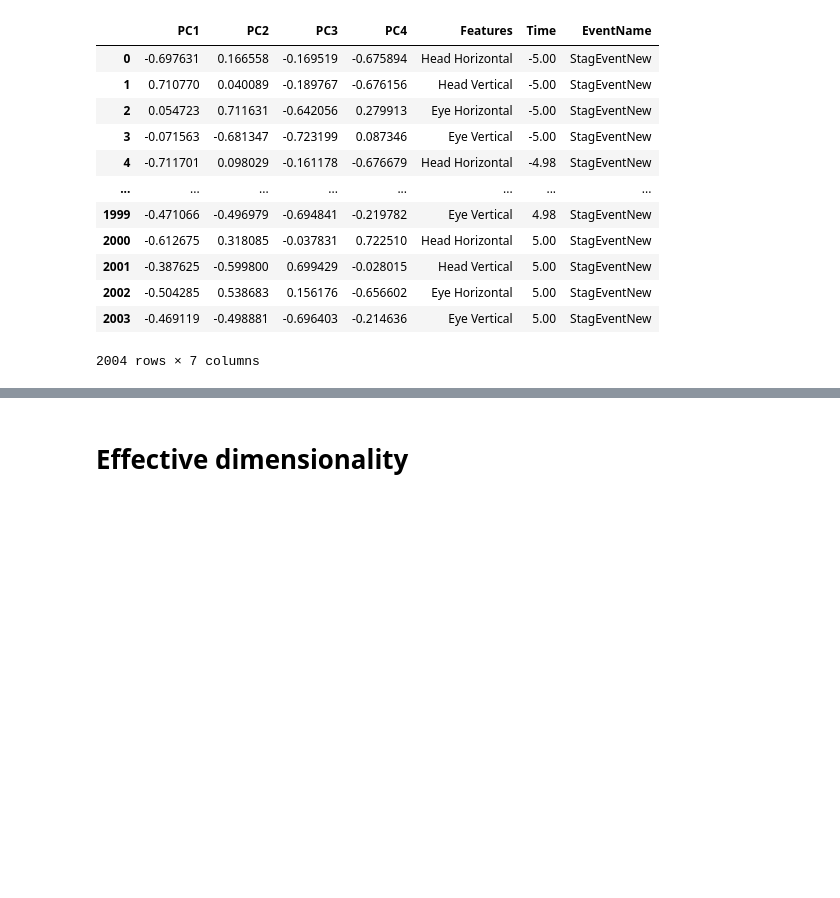
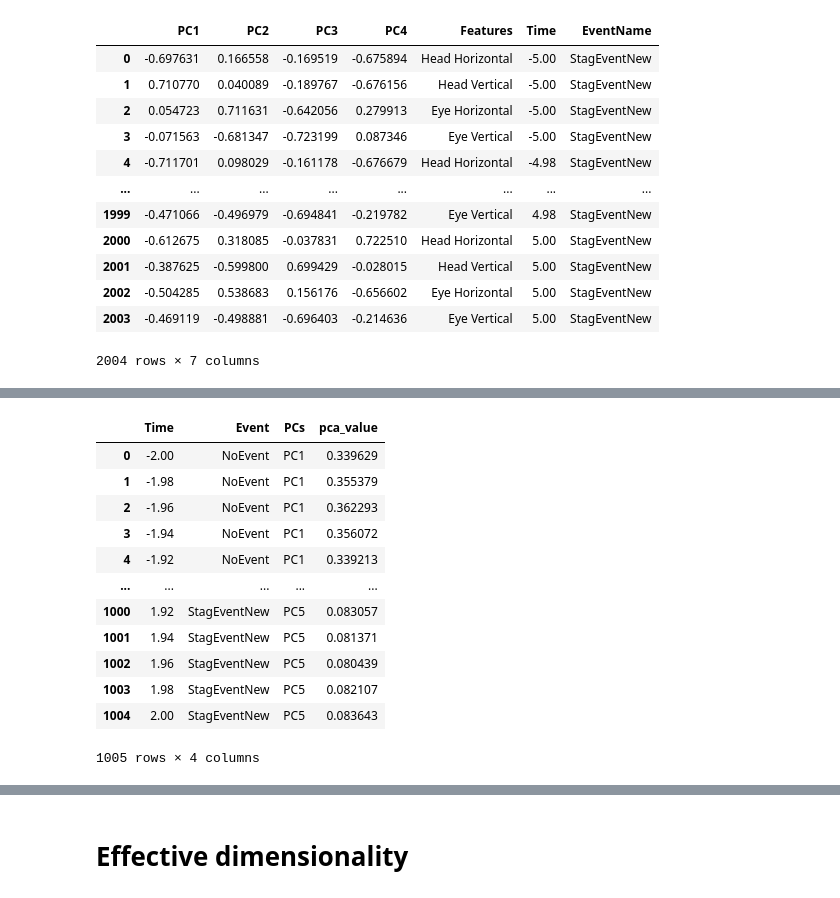
Before and after one commit to JohnMadrid/fpca-takeOverRequests, a Jupyter notebook: pca.ipynb, the cells around one changed output, grey strips where cells are left out. Cells and saved outputs as stored; diff of their text form; code cells hidden in the pictures; blank space fills up the shorter version.

```diff
--- a/pca.ipynb
+++ b/pca.ipynb
@@ -1107,3 +1212,22 @@ File: components_event_StagEventNew_timestamp_all_4_variables.csv
+# %%
+# Convert df to long format
+components_df = components_df.melt(id_vars=['Time','Event'], var_name='PCs', value_name='pca_value')
+# components_df = components_df.drop(columns=['Features']).melt(id_vars=['Time','Event'], var_name='PCs', value_name='pca_value')
+components_df
+# %% [output]
+|  | Time | Event | PCs | pca_value |
+| 0 | -2.00 | NoEvent | PC1 | 0.339629 |
+| 1 | -1.98 | NoEvent | PC1 | 0.355379 |
+| 2 | -1.96 | NoEvent | PC1 | 0.362293 |
+| 3 | -1.94 | NoEvent | PC1 | 0.356072 |
+| 4 | -1.92 | NoEvent | PC1 | 0.339213 |
+| ... | ... | ... | ... | ... |
+| 1000 | 1.92 | StagEventNew | PC5 | 0.083057 |
+| 1001 | 1.94 | StagEventNew | PC5 | 0.081371 |
+| 1002 | 1.96 | StagEventNew | PC5 | 0.080439 |
+| 1003 | 1.98 | StagEventNew | PC5 | 0.082107 |
+| 1004 | 2.00 | StagEventNew | PC5 | 0.083643 |
+1005 rows × 4 columns
 # %%
 import matplotlib.pyplot as plt
 
```
Also changed, not shown: parts of 13 cells of this notebook, 1 other file.
